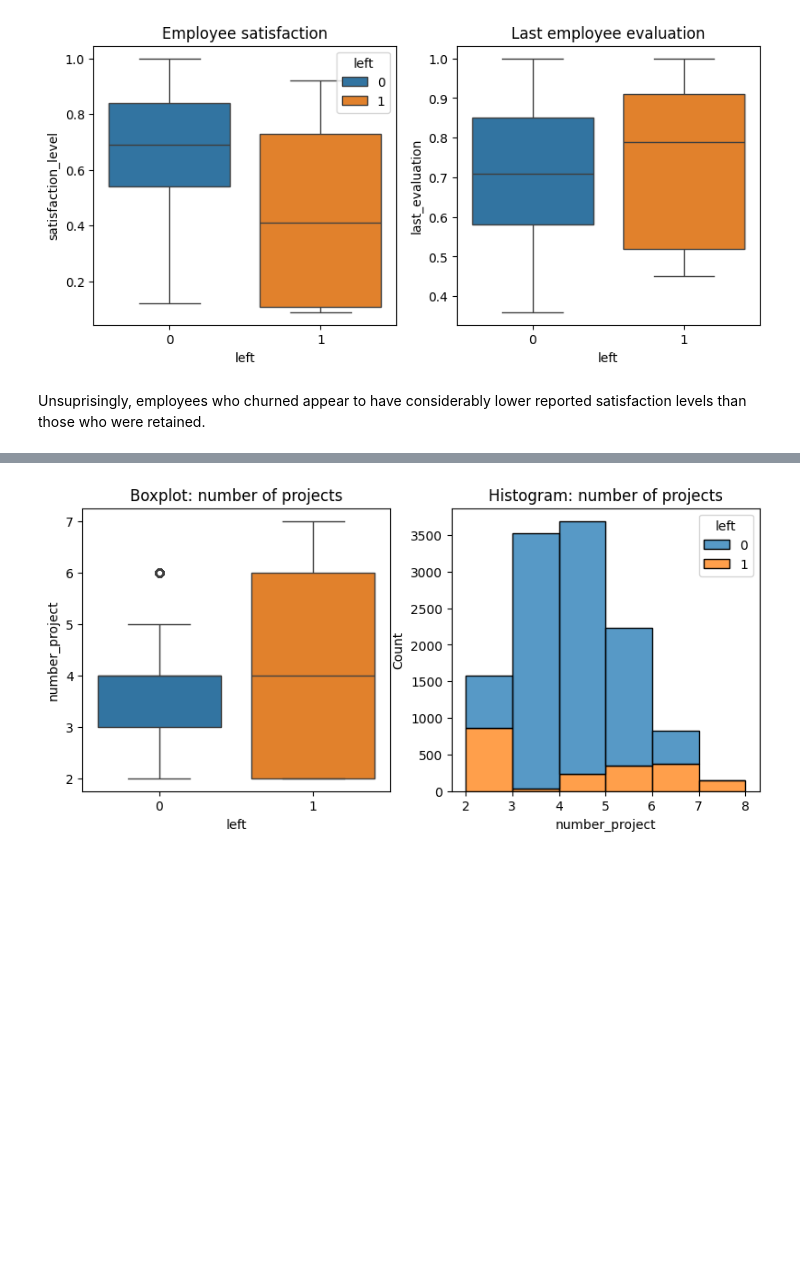
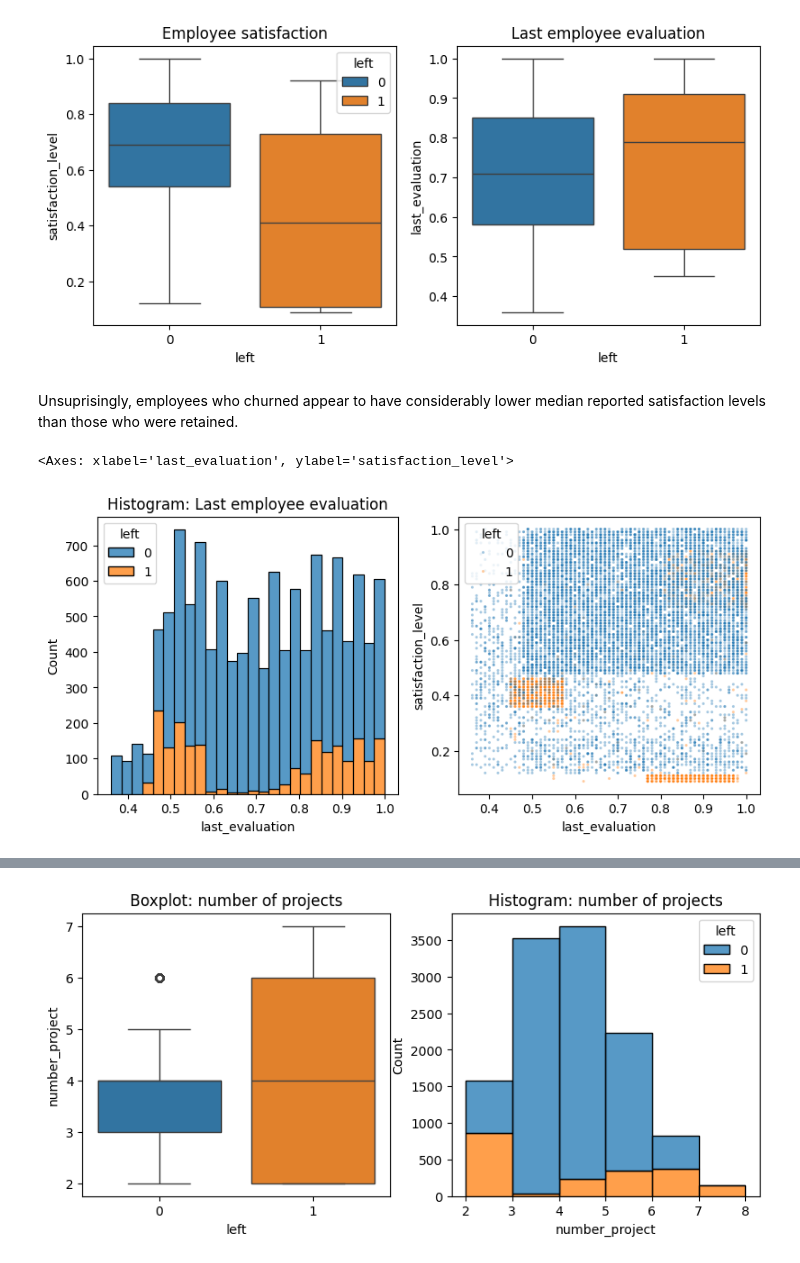
Before and after one commit to dianario/google_capstone_salifort_motors_analytics, a Jupyter notebook: course_7_salifort_motors_project_lab.ipynb, the cells around one changed output, grey strips where cells are left out. Cells and saved outputs as stored; diff of their text form; code cells hidden in the pictures; blank space fills up the shorter version.

Commit message:
Finish exploratory analysis and report insights

```diff
--- a/course_7_salifort_motors_project_lab.ipynb
+++ b/course_7_salifort_motors_project_lab.ipynb
@@ -333,4 +333,23 @@ plt.show()
 # %% [output]
 [figure]
 # %% [markdown]
-Unsuprisingly, employees who churned appear to have considerably lower reported satisfaction levels than those who were retained.
+Unsuprisingly, employees who churned appear to have considerably lower median reported satisfaction levels than those who were retained.
+# %%
+# Explore employee evaluation
+fig, axes =plt.subplots(1, 2, figsize=(9.5, 4))
+
+sns.histplot(x=df1['last_evaluation'],
+             hue=df1['left'],
+             multiple='stack',
+             ax=axes[0])
+axes[0].set_title("Histogram: Last employee evaluation")
+
+sns.scatterplot(data=df1,
+                x=df1['last_evaluation'],
+                y=df1['satisfaction_level'],
+                hue=df1['left'],
+                alpha=0.4,
+                s=5)
+# %% [output]
+<Axes: xlabel='last_evaluation', ylabel='satisfaction_level'>
+[figure, added]
```
Also changed, not shown: parts of 27 cells of this notebook.
